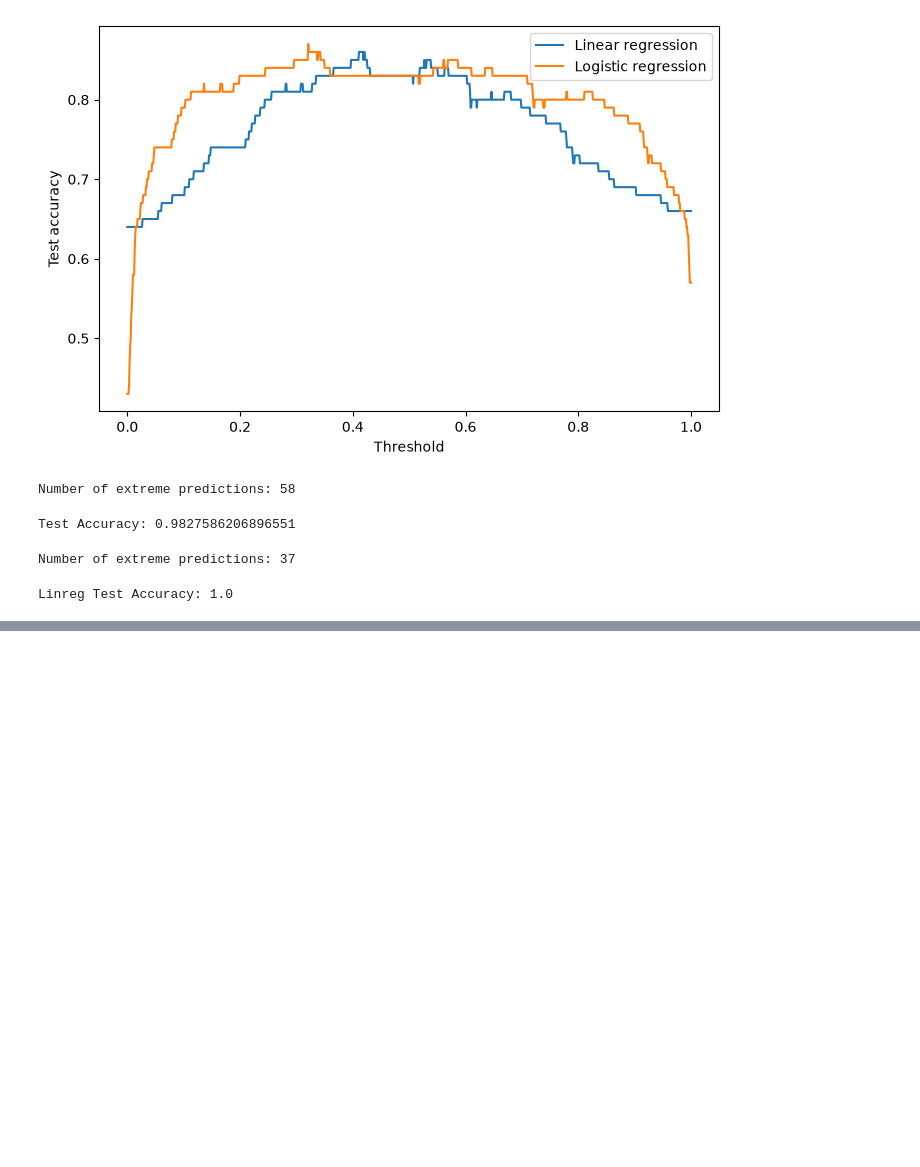
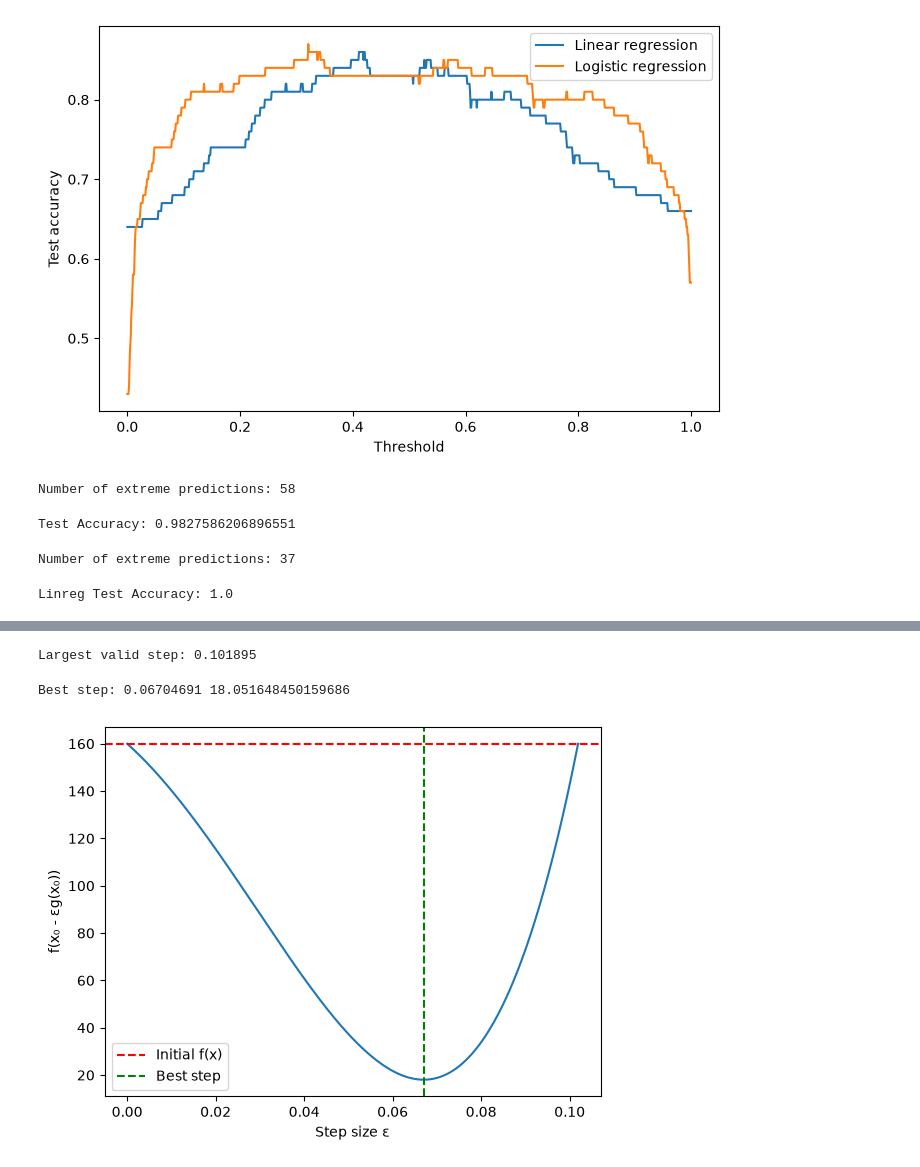
Before and after one commit to rigozu9/Machine-Learning-1, a Jupyter notebook: Week 1 /week1.ipynb, the cells around one changed output, grey strips where cells are left out. Drawn from its saved outputs; the diff is of its cells as text; code cells hidden in the pictures; blank space fills up the shorter version.

```diff
--- a/Week 1 /week1.ipynb
+++ b/Week 1 /week1.ipynb
@@ -322,0 +462,45 @@ Linreg Test Accuracy: 1.0
+# %%
+x0 = np.array([-1, -2], dtype=float)
+step_sizes = np.linspace(0.101, 0.102, 1001)
+
+largest_step = None
+
+for e in step_sizes:
+    x_new = x0 - e * g(x0)
+
+    if f(x_new) < f(x0):
+        largest_step = e
+
+print("Largest valid step:", largest_step)
+largest_not_increasing = largest_step
+# %% [output]
+Largest valid step: 0.101895
+# %%
+x0 = np.array([-1, -2], dtype=float)
+step_sizes = np.linspace(0, largest_not_increasing, 1001)
+
+best_step = None
+smallest_function_value = f(x0)
+
+for e in step_sizes:
+    x_new = x0 - e * g(x0)
+
+    if f(x_new) < smallest_function_value:
+        best_step = e
+        smallest_function_value = f(x_new)
+
+print("Best step:", best_step, smallest_function_value)
+# %% [output]
+Best step: 0.06704691 18.051648450159686
+# %%
+plt.plot(step_sizes, [f(x0 - e * g(x0)) for e in step_sizes])
+
+plt.axhline(f(x0), color="red", linestyle="--", label="Initial f(x)")
+plt.axvline(best_step, color="green", linestyle="--", label="Best step")
+
+plt.xlabel("Step size ε")
+plt.ylabel("f(x₀ - εg(x₀))")
+plt.legend()
+plt.show()
+# %% [output]
+[figure, added]
```
Also changed, not shown: parts of 10 cells of this notebook.
